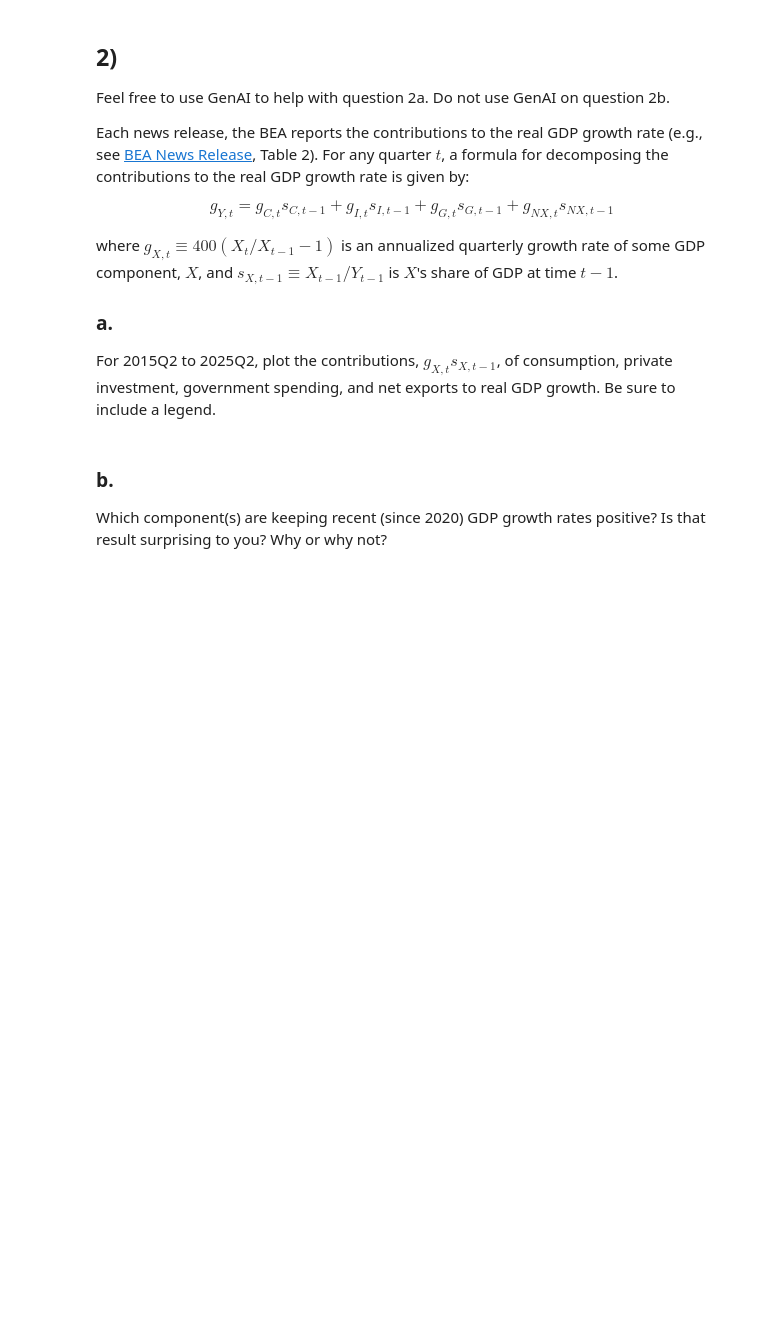
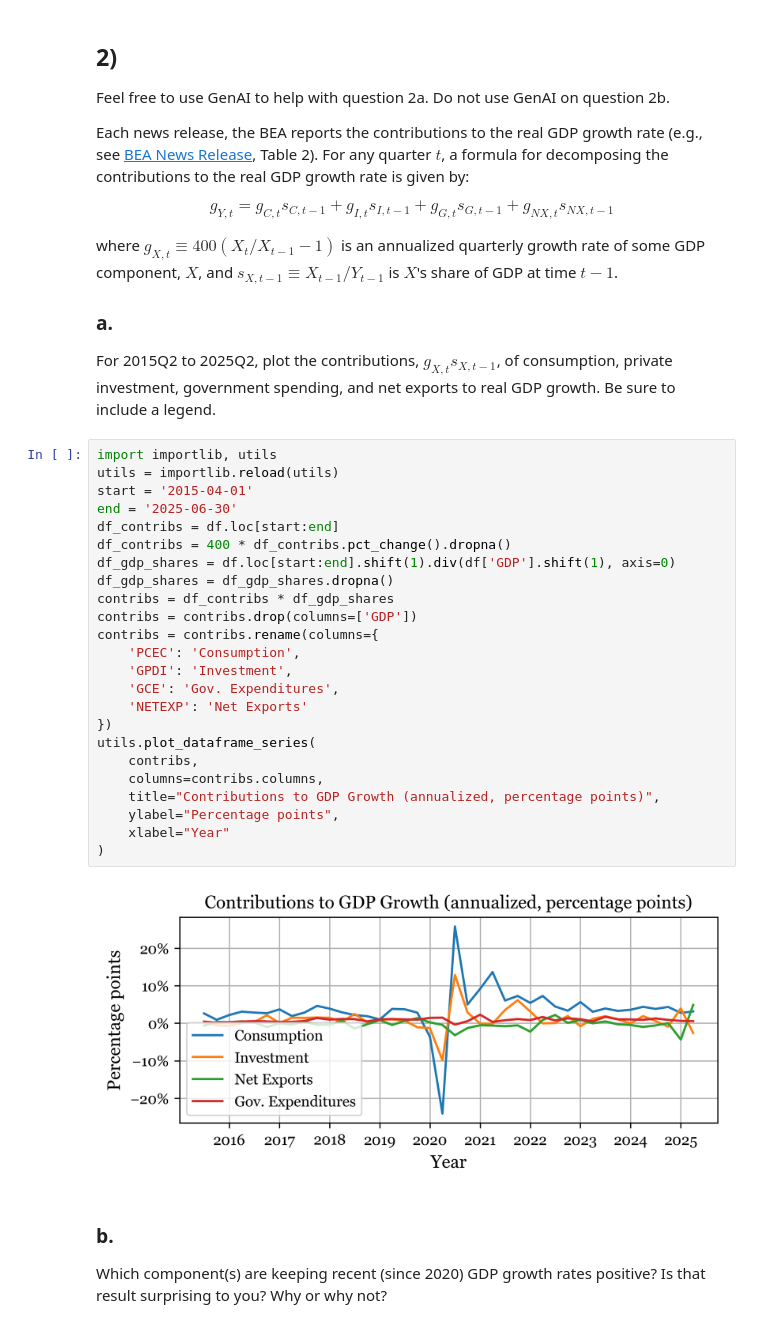
Before and after one commit to WillBarmby/ECON_304, a Jupyter notebook: homework/DA-2.ipynb, the cells around one changed output. Saved outputs shown, nothing was run; the diff lists cells and outputs as text; blank space fills up the shorter version.

```diff
--- a/homework/DA-2.ipynb
+++ b/homework/DA-2.ipynb
@@ -80,6 +103,32 @@ where $g_{X,t} \equiv 400(X_t/X_{t-1} - 1)$ is an annualized quarterly growth ra
 ### a.
 
 For 2015Q2 to 2025Q2, plot the contributions, $g_{X,t}s_{X,t-1}$, of consumption, private investment, government spending, and net exports to real GDP growth. Be sure to include a legend.
+# %%
+import importlib, utils
+utils = importlib.reload(utils)
+start = '2015-04-01'
+end = '2025-06-30'
+df_contribs = df.loc[start:end]
+df_contribs = 400 * df_contribs.pct_change().dropna()
+df_gdp_shares = df.loc[start:end].shift(1).div(df['GDP'].shift(1), axis=0)
+df_gdp_shares = df_gdp_shares.dropna()
+contribs = df_contribs * df_gdp_shares
+contribs = contribs.drop(columns=['GDP'])
+contribs = contribs.rename(columns={
+    'PCEC': 'Consumption',
+    'GPDI': 'Investment',
+    'GCE': 'Gov. Expenditures',
+    'NETEXP': 'Net Exports'
+})
+utils.plot_dataframe_series(
+    contribs,
+    columns=contribs.columns,
+    title="Contributions to GDP Growth (annualized, percentage points)",
+    ylabel="Percentage points",
+    xlabel="Year"
+)
+# %% [output]
+[figure, added]
 # %% [markdown]
 ### b.
 
```
Also changed, not shown: parts of 1 cell of this notebook, 1 other file.
